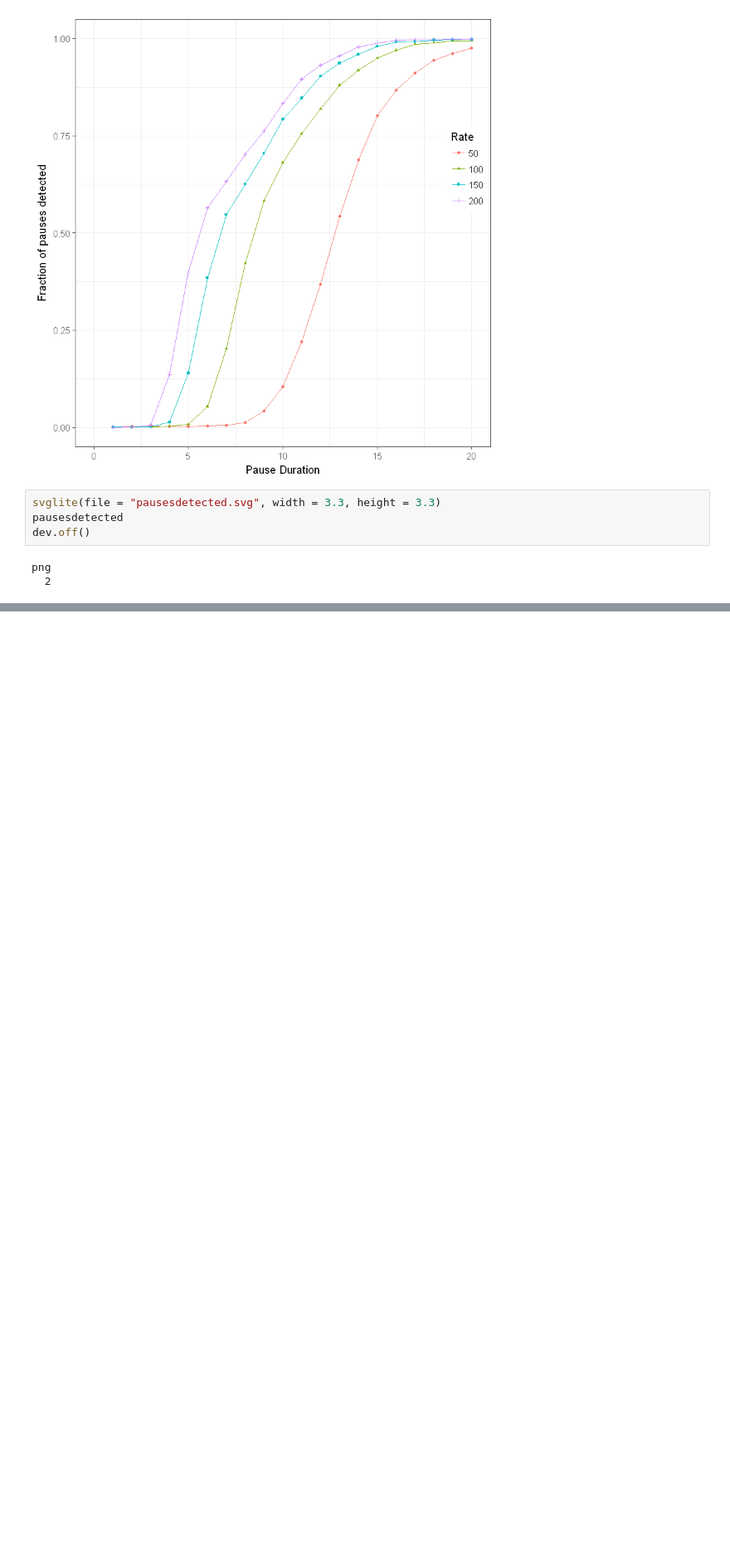
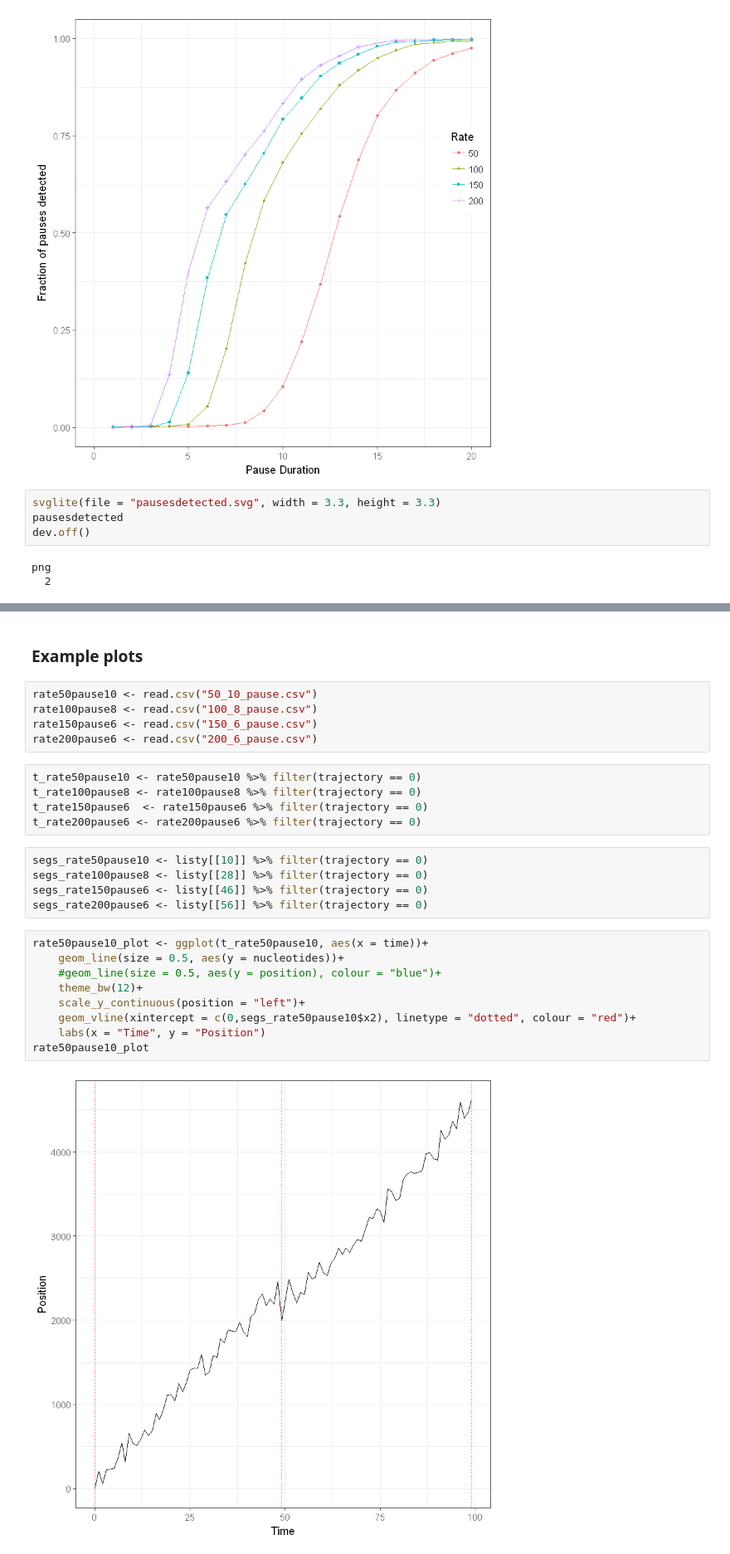
Before and after one commit to duderstadt-lab/Julia_KCP_Notebooks, a Jupyter notebook: SimulationsandFigures/PauseDetection.ipynb, the cells around one changed output, grey strips where cells are left out. Shown at 83% size. Cells and saved outputs as stored; diff of their text form; blank space fills up the shorter version.

```diff
--- a/SimulationsandFigures/PauseDetection.ipynb
+++ b/SimulationsandFigures/PauseDetection.ipynb
@@ -216,2 +223,30 @@ Warning message:
 png
   2
+# %% [markdown]
+### Example plots
+# %%
+rate50pause10 <- read.csv("50_10_pause.csv")
+rate100pause8 <- read.csv("100_8_pause.csv")
+rate150pause6 <- read.csv("150_6_pause.csv")
+rate200pause6 <- read.csv("200_6_pause.csv")
+# %%
+t_rate50pause10 <- rate50pause10 %>% filter(trajectory == 0)
+t_rate100pause8 <- rate100pause8 %>% filter(trajectory == 0)
+t_rate150pause6  <- rate150pause6 %>% filter(trajectory == 0)
+t_rate200pause6 <- rate200pause6 %>% filter(trajectory == 0)
+# %%
+segs_rate50pause10 <- listy[[10]] %>% filter(trajectory == 0)
+segs_rate100pause8 <- listy[[28]] %>% filter(trajectory == 0)
+segs_rate150pause6 <- listy[[46]] %>% filter(trajectory == 0)
+segs_rate200pause6 <- listy[[56]] %>% filter(trajectory == 0)
+# %%
+rate50pause10_plot <- ggplot(t_rate50pause10, aes(x = time))+
+    geom_line(size = 0.5, aes(y = nucleotides))+
+    #geom_line(size = 0.5, aes(y = position), colour = "blue")+
+    theme_bw(12)+
+    scale_y_continuous(position = "left")+
+    geom_vline(xintercept = c(0,segs_rate50pause10$x2), linetype = "dotted", colour = "red")+
+    labs(x = "Time", y = "Position")
+rate50pause10_plot
+# %% [output]
+[figure, added]
```
Also changed, not shown: parts of 7 cells of this notebook, 2 other files.
